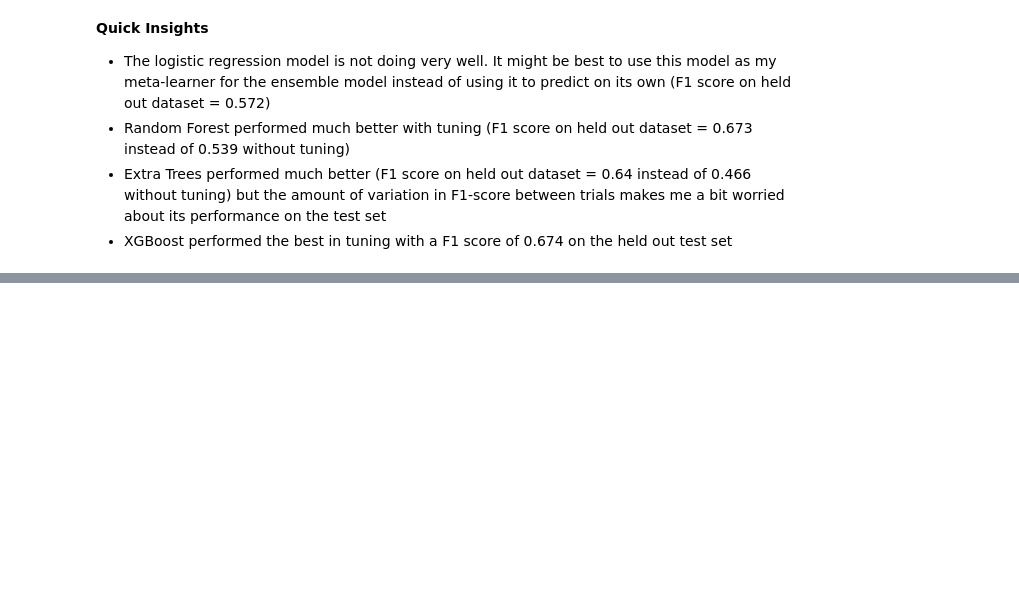
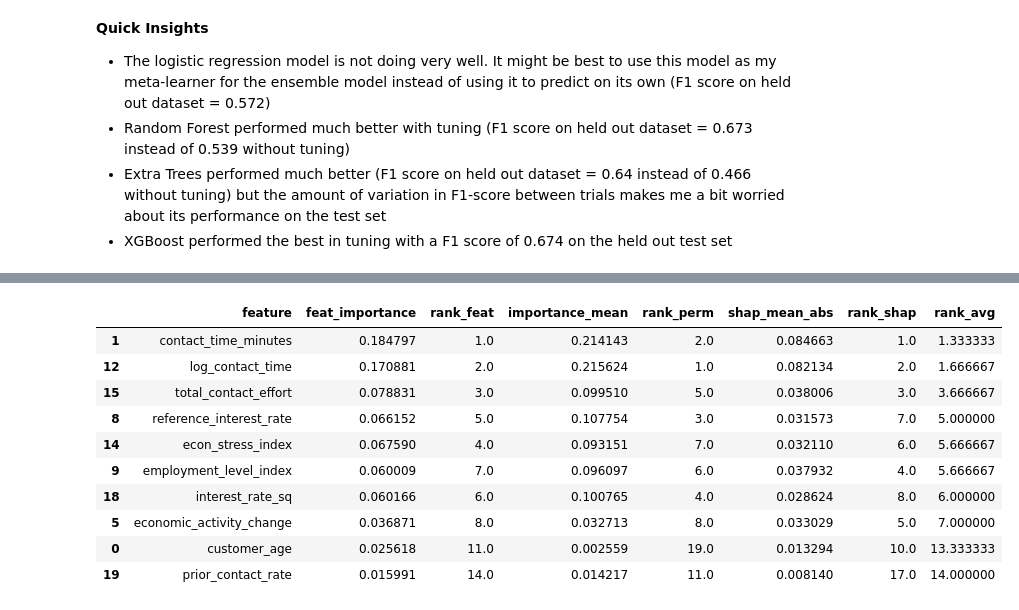
Before and after one commit to donya-beh/GSB-545, a Jupyter notebook: Midterm/Midterm_notebook.ipynb, the cells around one changed output, grey strips where cells are left out. Saved outputs shown, nothing was run; the diff lists cells and outputs as text; code cells hidden in the pictures; blank space fills up the shorter version.

```diff
--- a/Midterm/Midterm_notebook.ipynb
+++ b/Midterm/Midterm_notebook.ipynb
@@ -901,0 +1375,44 @@ weighted avg       0.93      0.91      0.92      6590
+# %%
+#Average rankings of feature importance, permutation importance, and SHAP values for Random Forest model
+rf_feat_df = pd.DataFrame({
+    "feature": quant_vars + cat_vars,
+    "feat_importance": rf_model.named_steps['classifier'].feature_importances_
+})
+
+# rank feature importance and permutation importance results
+rf_feat_df["rank_feat"] = rf_feat_df["feat_importance"].rank(ascending=False)
+rf_perm_df["rank_perm"] = rf_perm_df["importance_mean"].rank(ascending=False)
+
+# rank SHAP importance
+rf_shap_importance["rank_shap"] = rf_shap_importance["shap_mean_abs"].rank(ascending=False)
+
+# merge all three
+rf_combined = (
+    rf_feat_df
+    .merge(rf_perm_df[["feature", "importance_mean", "rank_perm"]], on="feature")
+    .merge(rf_shap_importance[["feature", "shap_mean_abs", "rank_shap"]], on="feature")
+)
+
+# average ranks across all three methods
+rf_combined["rank_avg"] = (
+    rf_combined["rank_feat"] +
+    rf_combined["rank_perm"] +
+    rf_combined["rank_shap"]
+) / 3
+
+# sort and display top 10 features
+rf_combined = rf_combined.sort_values("rank_avg")
+rf_top_features = rf_combined.head(10)
+rf_top_features
+# %% [output]
+|  | feature | feat_importance | rank_feat | importance_mean | rank_perm | shap_mean_abs | rank_shap | rank_avg |
+| 1 | contact_time_minutes | 0.184797 | 1.0 | 0.214143 | 2.0 | 0.084663 | 1.0 | 1.333333 |
+| 12 | log_contact_time | 0.170881 | 2.0 | 0.215624 | 1.0 | 0.082134 | 2.0 | 1.666667 |
+| 15 | total_contact_effort | 0.078831 | 3.0 | 0.099510 | 5.0 | 0.038006 | 3.0 | 3.666667 |
+| 8 | reference_interest_rate | 0.066152 | 5.0 | 0.107754 | 3.0 | 0.031573 | 7.0 | 5.000000 |
+| 14 | econ_stress_index | 0.067590 | 4.0 | 0.093151 | 7.0 | 0.032110 | 6.0 | 5.666667 |
+| 9 | employment_level_index | 0.060009 | 7.0 | 0.096097 | 6.0 | 0.037932 | 4.0 | 5.666667 |
+| 18 | interest_rate_sq | 0.060166 | 6.0 | 0.100765 | 4.0 | 0.028624 | 8.0 | 6.000000 |
+| 5 | economic_activity_change | 0.036871 | 8.0 | 0.032713 | 8.0 | 0.033029 | 5.0 | 7.000000 |
+| 0 | customer_age | 0.025618 | 11.0 | 0.002559 | 19.0 | 0.013294 | 10.0 | 13.333333 |
+| 19 | prior_contact_rate | 0.015991 | 14.0 | 0.014217 | 11.0 | 0.008140 | 17.0 | 14.000000 |
```
Also changed, not shown: parts of 38 cells of this notebook.
